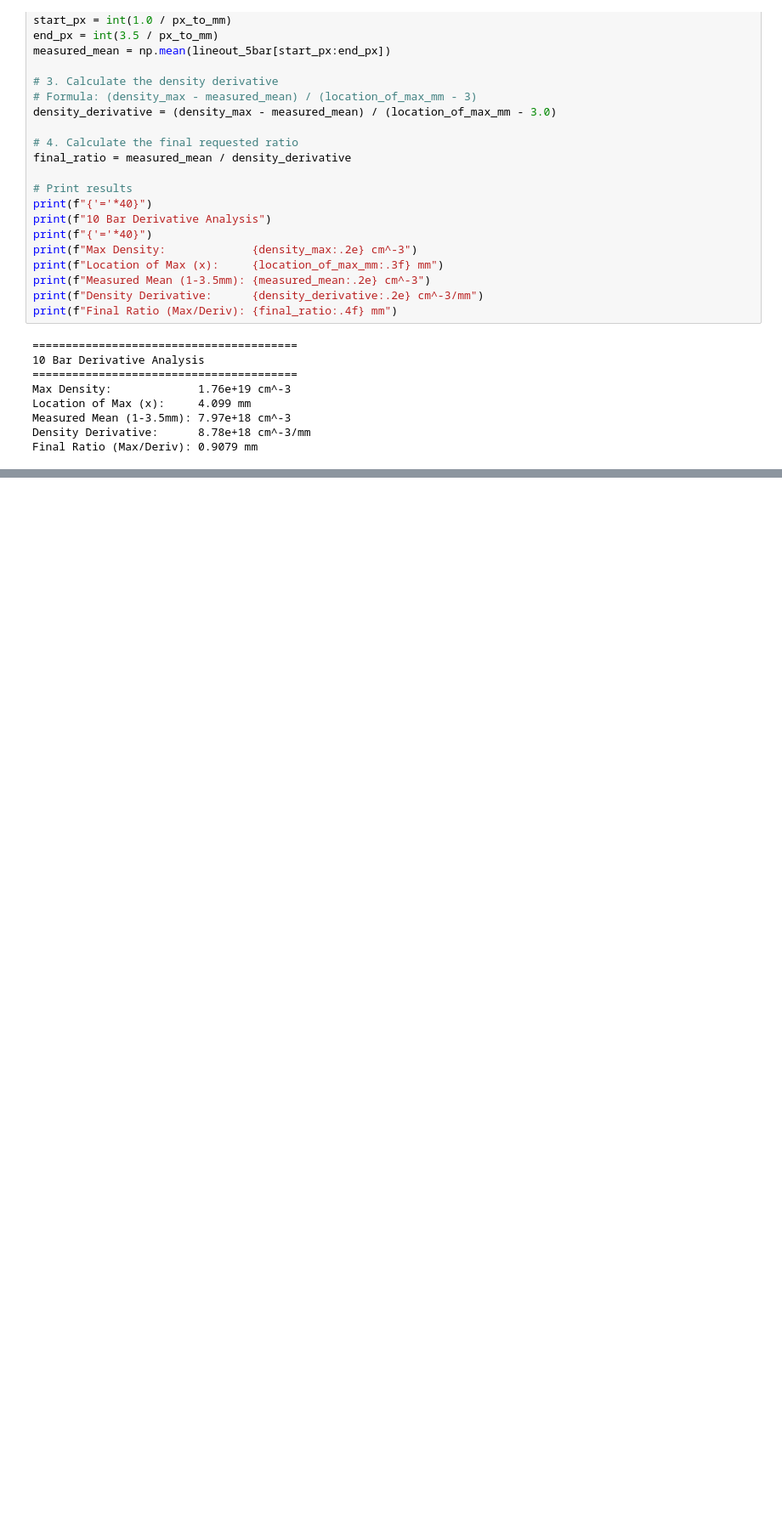
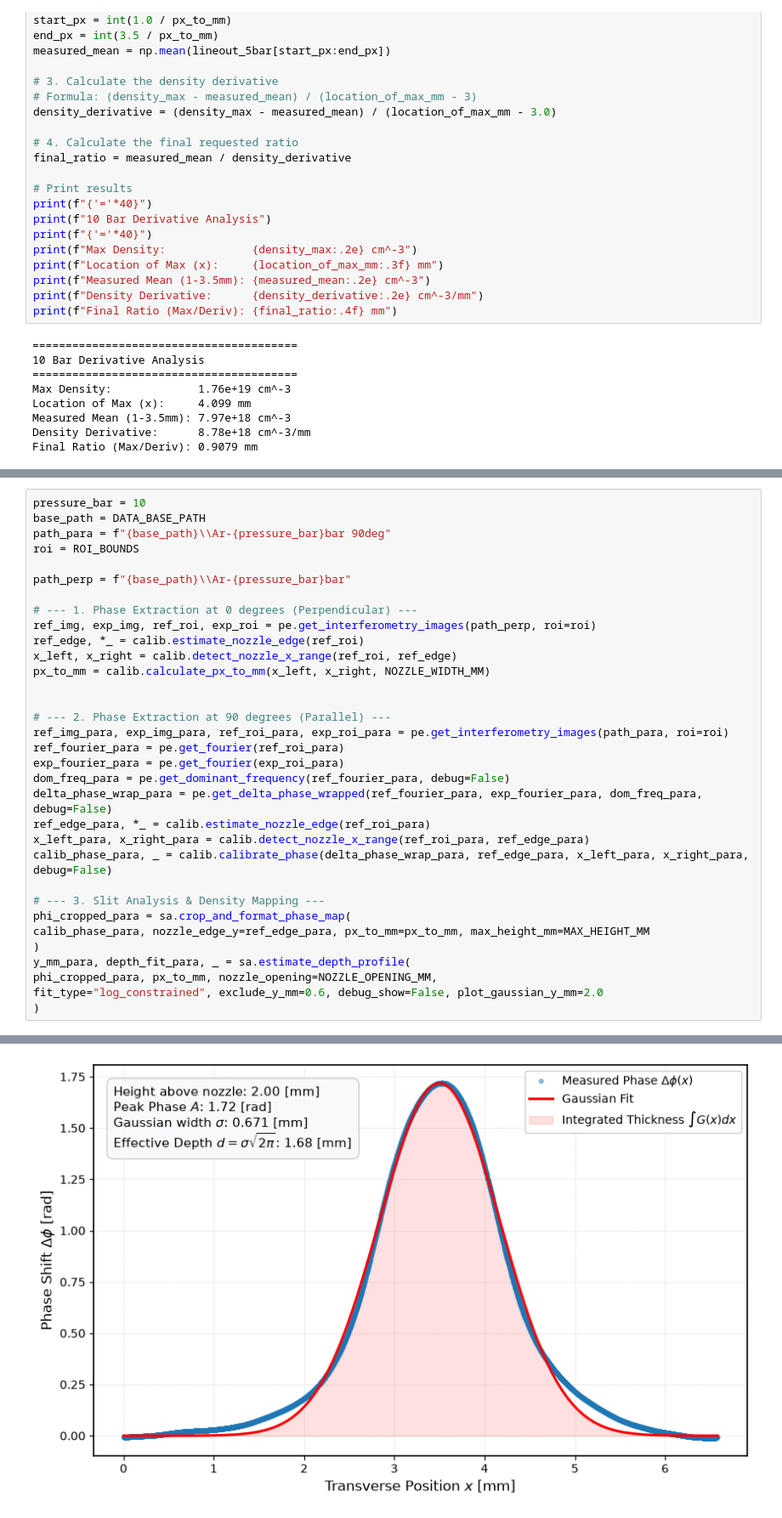
Before and after one commit to MalkaTargetry/nozzle_analysis, a Jupyter notebook: notebooks/nozzle_142.ipynb, the cells around one changed output, grey strips where cells are left out. Shown at 85% size. Cells and saved outputs as stored; diff of their text form; blank space fills up the shorter version.

Commit message:
added a debug option to the gaussian fit

```diff
--- a/notebooks/nozzle_142.ipynb
+++ b/notebooks/nozzle_142.ipynb
@@ -385,0 +386,34 @@ Final Ratio (Max/Deriv): 0.9079 mm
+# %%
+pressure_bar = 10
+base_path = DATA_BASE_PATH
+path_para = f"{base_path}\\Ar-{pressure_bar}bar 90deg"
+roi = ROI_BOUNDS
+
+path_perp = f"{base_path}\\Ar-{pressure_bar}bar"
+
+# --- 1. Phase Extraction at 0 degrees (Perpendicular) ---
+ref_img, exp_img, ref_roi, exp_roi = pe.get_interferometry_images(path_perp, roi=roi)
+ref_edge, *_ = calib.estimate_nozzle_edge(ref_roi)
+x_left, x_right = calib.detect_nozzle_x_range(ref_roi, ref_edge)
+px_to_mm = calib.calculate_px_to_mm(x_left, x_right, NOZZLE_WIDTH_MM)
+
+
+# --- 2. Phase Extraction at 90 degrees (Parallel) ---
+ref_img_para, exp_img_para, ref_roi_para, exp_roi_para = pe.get_interferometry_images(path_para, roi=roi)
+ref_fourier_para = pe.get_fourier(ref_roi_para)
+exp_fourier_para = pe.get_fourier(exp_roi_para)
+dom_freq_para = pe.get_dominant_frequency(ref_fourier_para, debug=False)
+delta_phase_wrap_para = pe.get_delta_phase_wrapped(ref_fourier_para, exp_fourier_para, dom_freq_para, debug=False)
+ref_edge_para, *_ = calib.estimate_nozzle_edge(ref_roi_para)
+x_left_para, x_right_para = calib.detect_nozzle_x_range(ref_roi_para, ref_edge_para)
+calib_phase_para, _ = calib.calibrate_phase(delta_phase_wrap_para, ref_edge_para, x_left_para, x_right_para, debug=False)
+
+# --- 3. Slit Analysis & Density Mapping ---
+phi_cropped_para = sa.crop_and_format_phase_map(
+calib_phase_para, nozzle_edge_y=ref_edge_para, px_to_mm=px_to_mm, max_height_mm=MAX_HEIGHT_MM
+)
+y_mm_para, depth_fit_para, _ = sa.estimate_depth_profile(
+phi_cropped_para, px_to_mm, nozzle_opening=NOZZLE_OPENING_MM,
+fit_type="log_constrained", exclude_y_mm=0.6, debug_show=False, plot_gaussian_y_mm=2.0
+)
+# %% [output]
@@ -385,0 +424 @@ Final Ratio (Max/Deriv): 0.9079 mm
+[figure, added]
```
Also changed, not shown: parts of 3 cells of this notebook, 4 other files.
